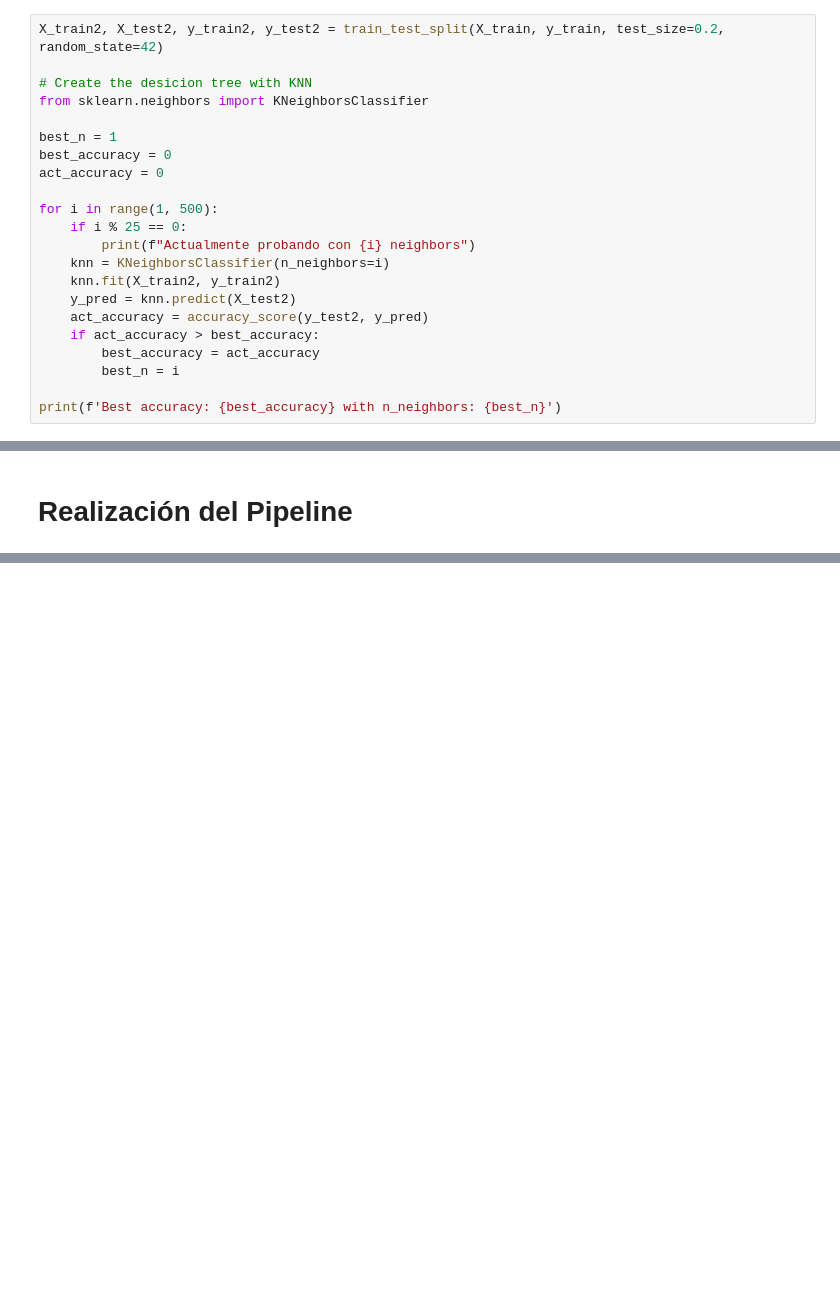
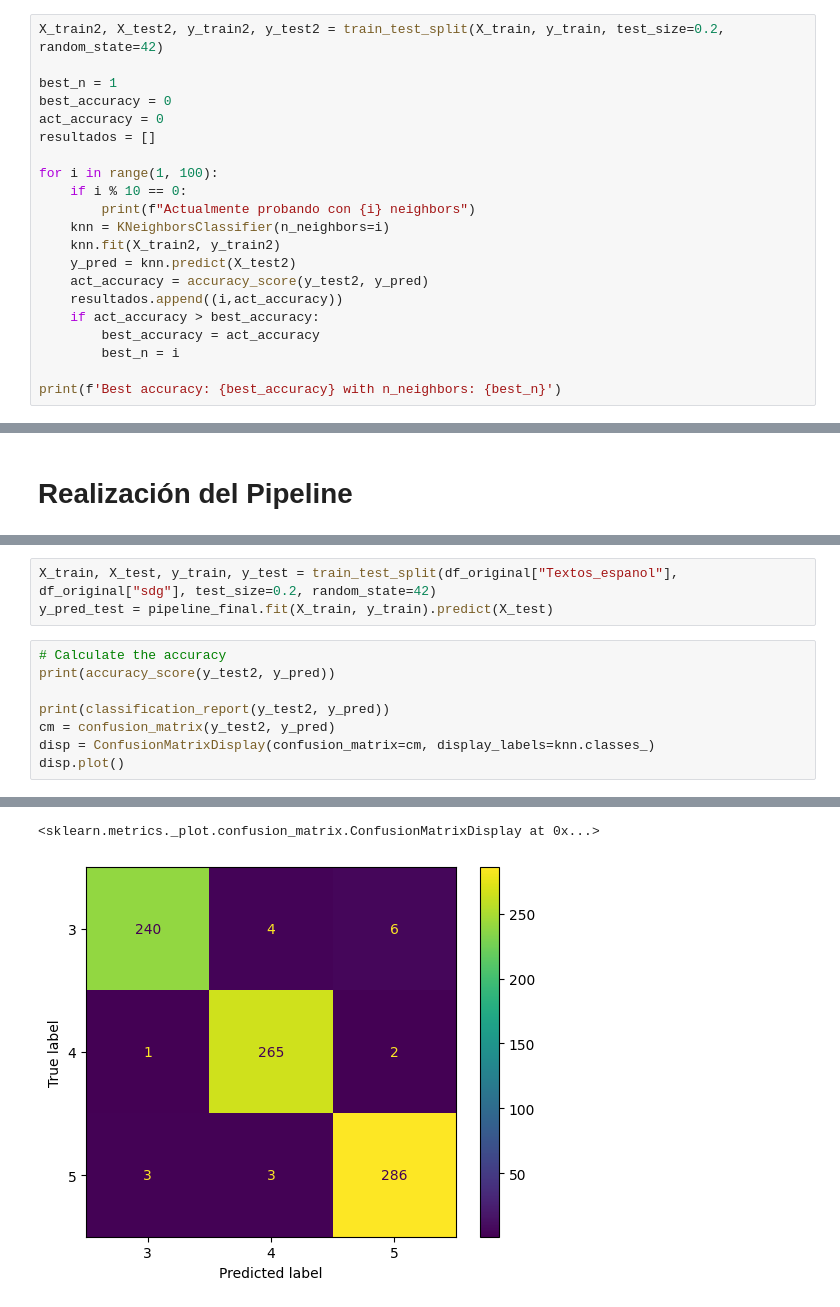
Before and after one commit to Danielfts/BI_PROY1_2402, a Jupyter notebook: Proyecto 1/Etapa 1/Modelo_C/modelo_c.ipynb, the cells around one changed output, grey strips where cells are left out. Drawn from its saved outputs; the diff is of its cells as text; blank space fills up the shorter version.

Commit message:
Finalizacion modelo C

```diff
--- a/Proyecto 1/Etapa 1/Modelo_C/modelo_c.ipynb
+++ b/Proyecto 1/Etapa 1/Modelo_C/modelo_c.ipynb
@@ -381,20 +387,19 @@ Length: 9523, dtype: int64
 # %%
 X_train2, X_test2, y_train2, y_test2 = train_test_split(X_train, y_train, test_size=0.2, random_state=42)
-
-# Create the desicion tree with KNN
-from sklearn.neighbors import KNeighborsClassifier
 
 best_n = 1
 best_accuracy = 0
 act_accuracy = 0
+resultados = []
 
-for i in range(1, 500):
-    if i % 25 == 0:
+for i in range(1, 100):
+    if i % 10 == 0:
         print(f"Actualmente probando con {i} neighbors")
     knn = KNeighborsClassifier(n_neighbors=i)
     knn.fit(X_train2, y_train2)
     y_pred = knn.predict(X_test2)
     act_accuracy = accuracy_score(y_test2, y_pred)
+    resultados.append((i,act_accuracy))
     if act_accuracy > best_accuracy:
         best_accuracy = act_accuracy
         best_n = i
@@ -452,0 +642,12 @@ disp.plot()
+# %%
+X_train, X_test, y_train, y_test = train_test_split(df_original["Textos_espanol"], df_original["sdg"], test_size=0.2, random_state=42)
+y_pred_test = pipeline_final.fit(X_train, y_train).predict(X_test)
+# %%
+# Calculate the accuracy
+print(accuracy_score(y_test2, y_pred))
+
+print(classification_report(y_test2, y_pred))
+cm = confusion_matrix(y_test2, y_pred)
+disp = ConfusionMatrixDisplay(confusion_matrix=cm, display_labels=knn.classes_)
+disp.plot()
+# %% [output]
@@ -452,0 +664,2 @@ disp.plot()
+<sklearn.metrics._plot.confusion_matrix.ConfusionMatrixDisplay at 0x...>
+[figure, added]
```
Also changed, not shown: parts of 30 cells of this notebook, 3 other files.
